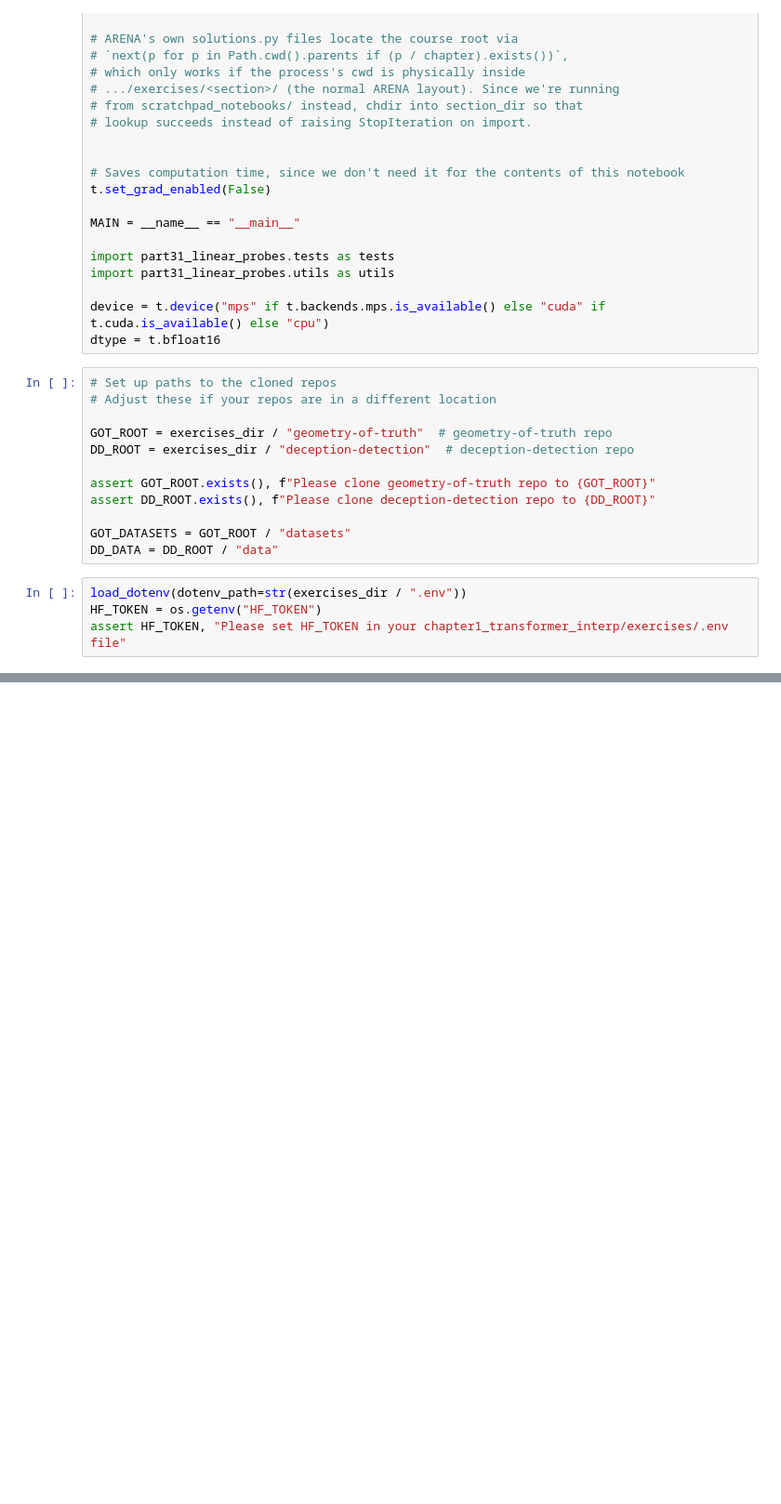
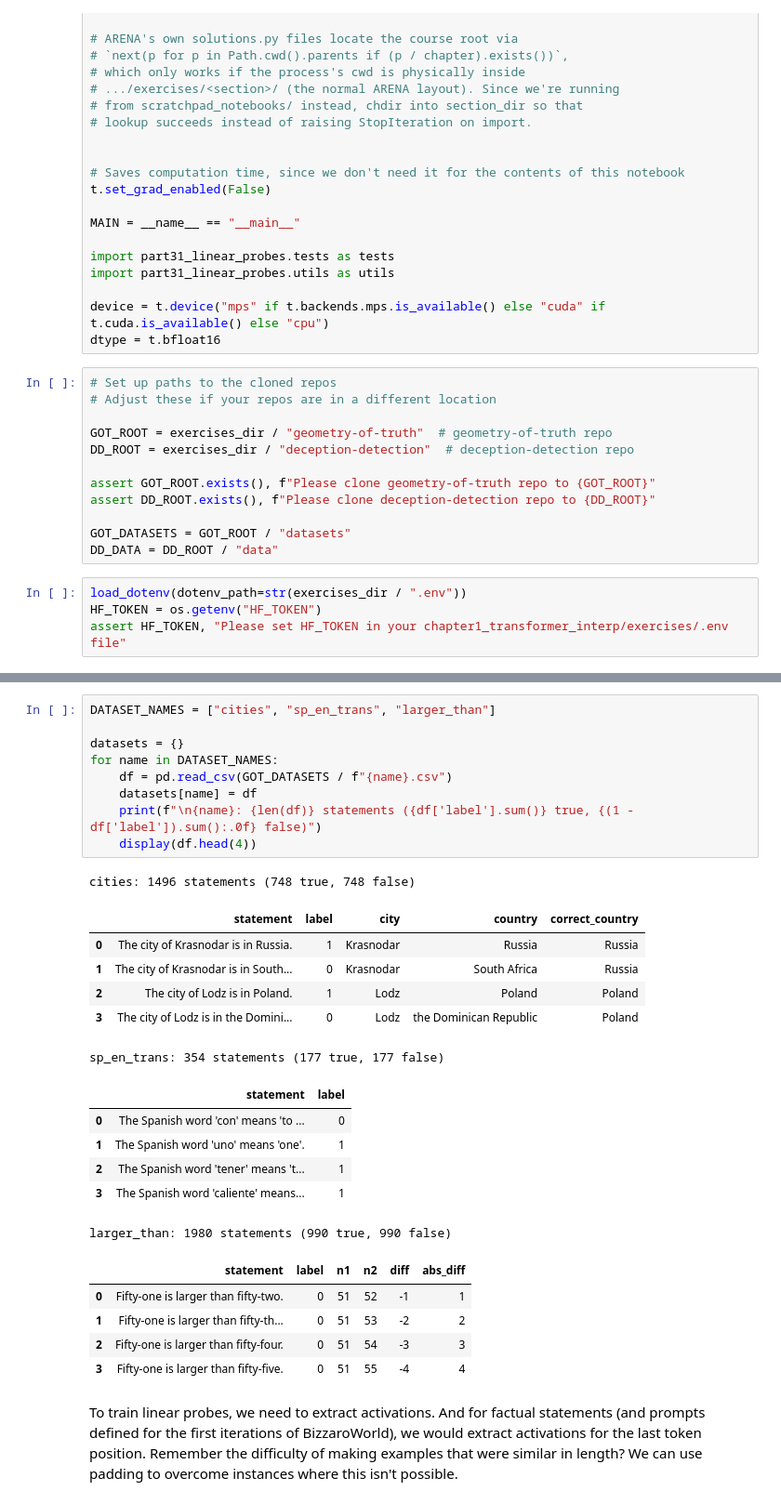
Before and after one commit to Azazel5/The-ARENA-curriculum, a Jupyter notebook: 1/linear_probes.ipynb, the cells around one changed output, grey strips where cells are left out. Shown at 93% size. Drawn from its saved outputs; the diff is of its cells as text; blank space fills up the shorter version.

```diff
--- a/1/linear_probes.ipynb
+++ b/1/linear_probes.ipynb
@@ -110 +110,31 @@ Layers: 32, Hidden dim: 4096
 Probe layer: 14, Intervene layer: 8
+# %%
+DATASET_NAMES = ["cities", "sp_en_trans", "larger_than"]
+
+datasets = {}
+for name in DATASET_NAMES:
+    df = pd.read_csv(GOT_DATASETS / f"{name}.csv")
+    datasets[name] = df
+    print(f"\n{name}: {len(df)} statements ({df['label'].sum()} true, {(1 - df['label']).sum():.0f} false)")
+    display(df.head(4))
+# %% [output]
+cities: 1496 statements (748 true, 748 false)
+|  | statement | label | city | country | correct_country |
+| 0 | The city of Krasnodar is in Russia. | 1 | Krasnodar | Russia | Russia |
+| 1 | The city of Krasnodar is in South... | 0 | Krasnodar | South Africa | Russia |
+| 2 | The city of Lodz is in Poland. | 1 | Lodz | Poland | Poland |
+| 3 | The city of Lodz is in the Domini... | 0 | Lodz | the Dominican Republic | Poland |
+sp_en_trans: 354 statements (177 true, 177 false)
+|  | statement | label |
+| 0 | The Spanish word 'con' means 'to ... | 0 |
+| 1 | The Spanish word 'uno' means 'one'. | 1 |
+| 2 | The Spanish word 'tener' means 't... | 1 |
+| 3 | The Spanish word 'caliente' means... | 1 |
+larger_than: 1980 statements (990 true, 990 false)
+|  | statement | label | n1 | n2 | diff | abs_diff |
+| 0 | Fifty-one is larger than fifty-two. | 0 | 51 | 52 | -1 | 1 |
+| 1 | Fifty-one is larger than fifty-th... | 0 | 51 | 53 | -2 | 2 |
+| 2 | Fifty-one is larger than fifty-four. | 0 | 51 | 54 | -3 | 3 |
+| 3 | Fifty-one is larger than fifty-five. | 0 | 51 | 55 | -4 | 4 |
+# %% [markdown]
+To train linear probes, we need to extract activations. And for factual statements (and prompts defined for the first iterations of BizzaroWorld), we would extract activations for the last token position. Remember the difficulty of making examples that were similar in length? We can use padding to overcome instances where this isn't possible.
```
Also changed, not shown: parts of 27 cells of this notebook.
